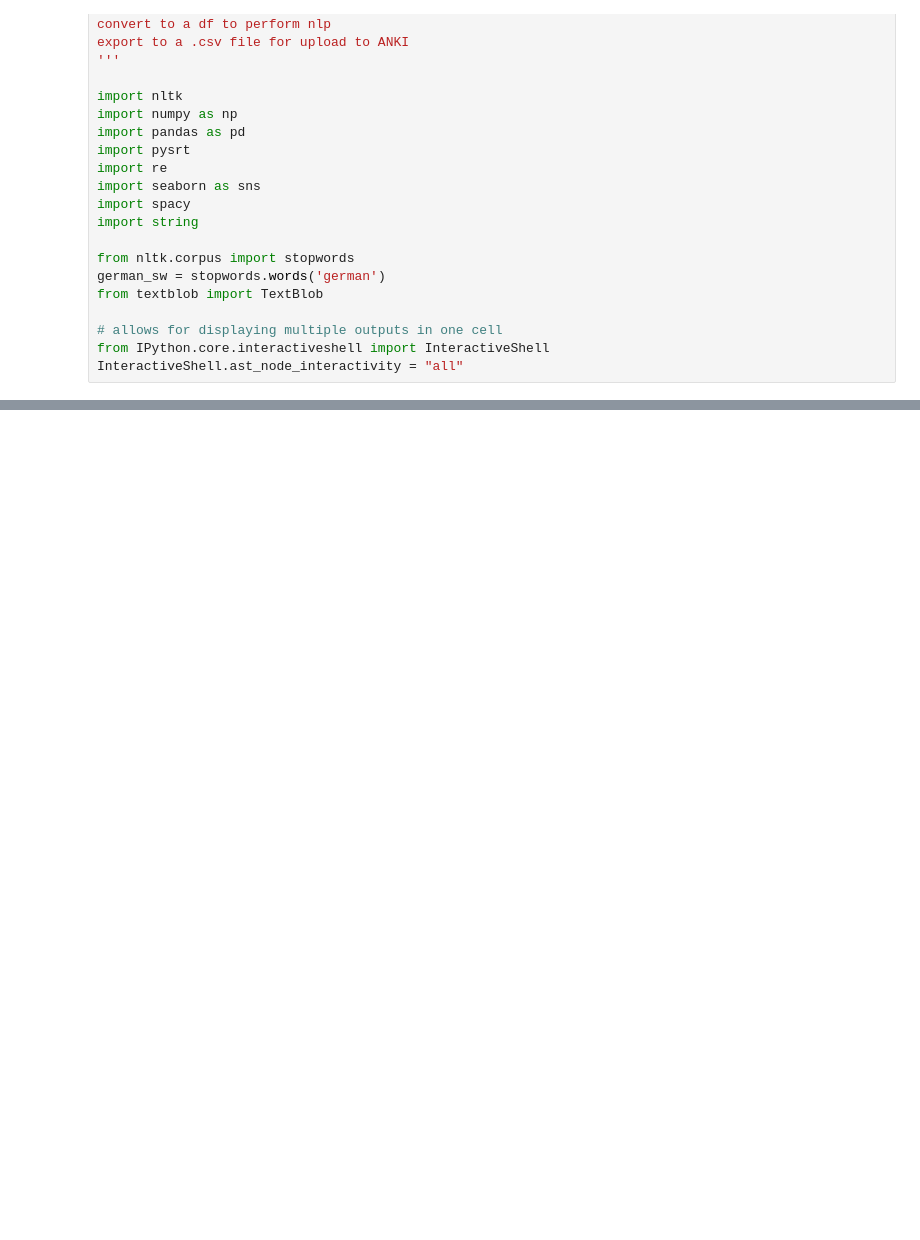
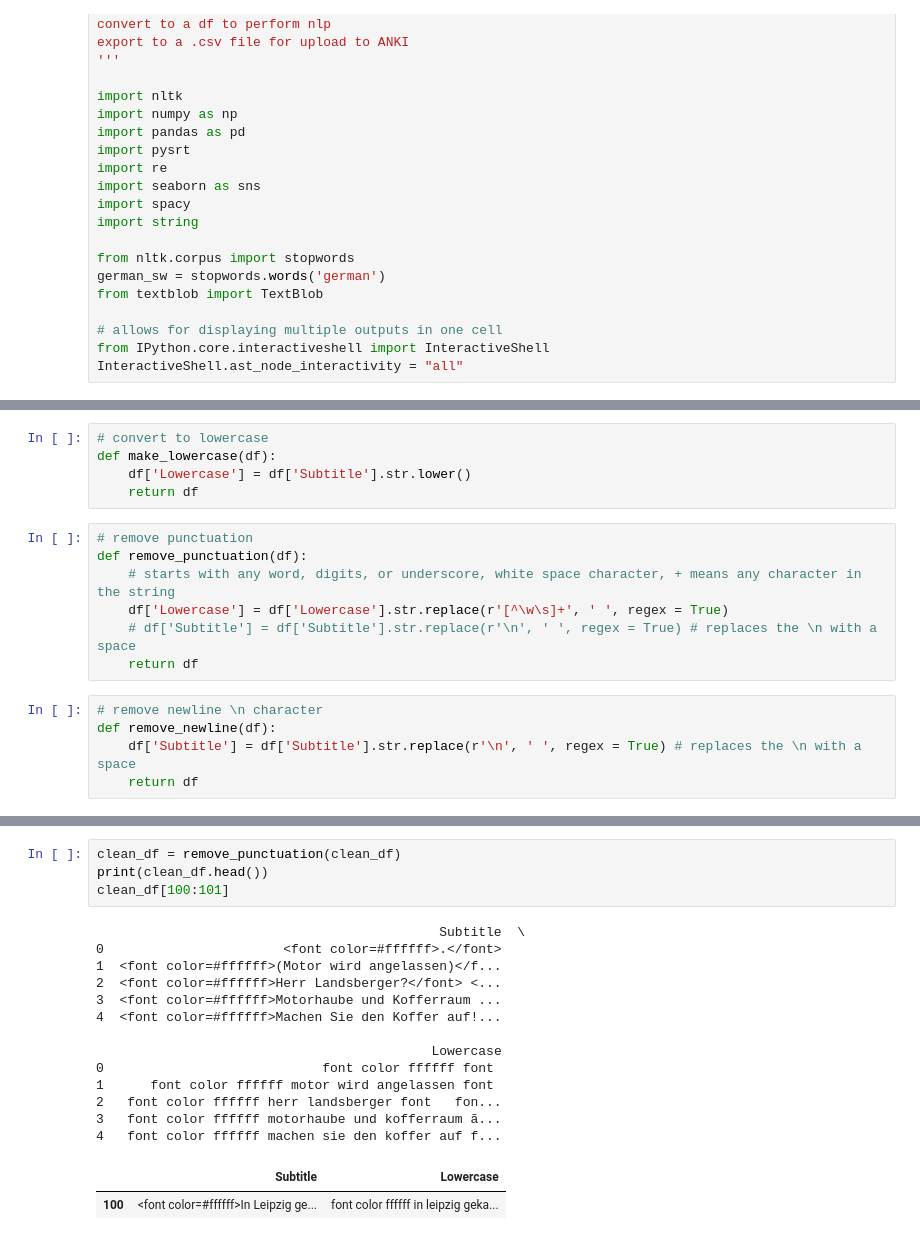
Before and after one commit to vsulli/SRT2CSV, a Jupyter notebook: SRT2CSV.ipynb, the cells around one changed output, grey strips where cells are left out. Drawn from its saved outputs; the diff is of its cells as text; blank space fills up the shorter version.

```diff
--- a/SRT2CSV.ipynb
+++ b/SRT2CSV.ipynb
@@ -41,0 +95,17 @@ UnicodeDecodeError: 'utf-8' codec can't decode bytes in position 0-1: invalid co
+# %%
+# convert to lowercase
+def make_lowercase(df):
+    df['Lowercase'] = df['Subtitle'].str.lower()
+    return df
+# %%
+# remove punctuation
+def remove_punctuation(df):
+    # starts with any word, digits, or underscore, white space character, + means any character in the string
+    df['Lowercase'] = df['Lowercase'].str.replace(r'[^\w\s]+', ' ', regex = True)
+    # df['Subtitle'] = df['Subtitle'].str.replace(r'\n', ' ', regex = True) # replaces the \n with a space
+    return df
+# %%
+# remove newline \n character
+def remove_newline(df):
+    df['Subtitle'] = df['Subtitle'].str.replace(r'\n', ' ', regex = True) # replaces the \n with a space
+    return df
@@ -41,0 +132,20 @@ UnicodeDecodeError: 'utf-8' codec can't decode bytes in position 0-1: invalid co
+# %%
+clean_df = remove_punctuation(clean_df)
+print(clean_df.head())
+clean_df[100:101]
+# %% [output]
+                                            Subtitle  \
+0                       <font color=#ffffff>.</font>
+1  <font color=#ffffff>(Motor wird angelassen)</f...
+2  <font color=#ffffff>Herr Landsberger?</font> <...
+3  <font color=#ffffff>Motorhaube und Kofferraum ...
+4  <font color=#ffffff>Machen Sie den Koffer auf!...
+
+                                           Lowercase
+0                            font color ffffff font
+1      font color ffffff motor wird angelassen font
+2   font color ffffff herr landsberger font   fon...
+3   font color ffffff motorhaube und kofferraum ã...
+4   font color ffffff machen sie den koffer auf f...
+|  | Subtitle | Lowercase |
+| 100 | <font color=#ffffff>In Leipzig ge... | font color ffffff in leipzig geka... |
```
Also changed, not shown: parts of 17 cells of this notebook.
